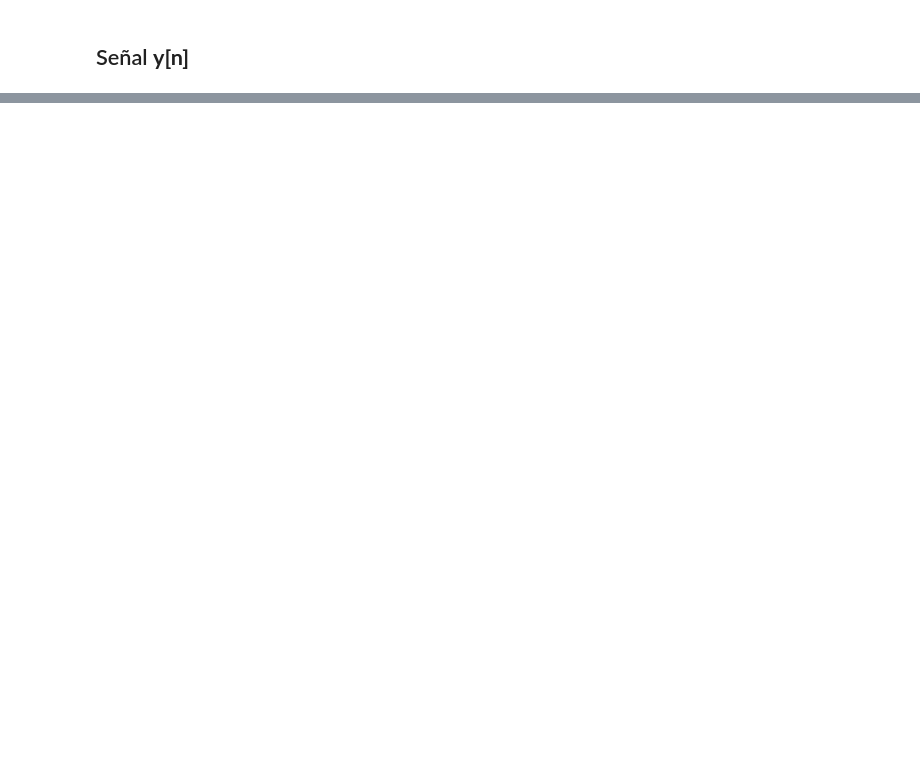
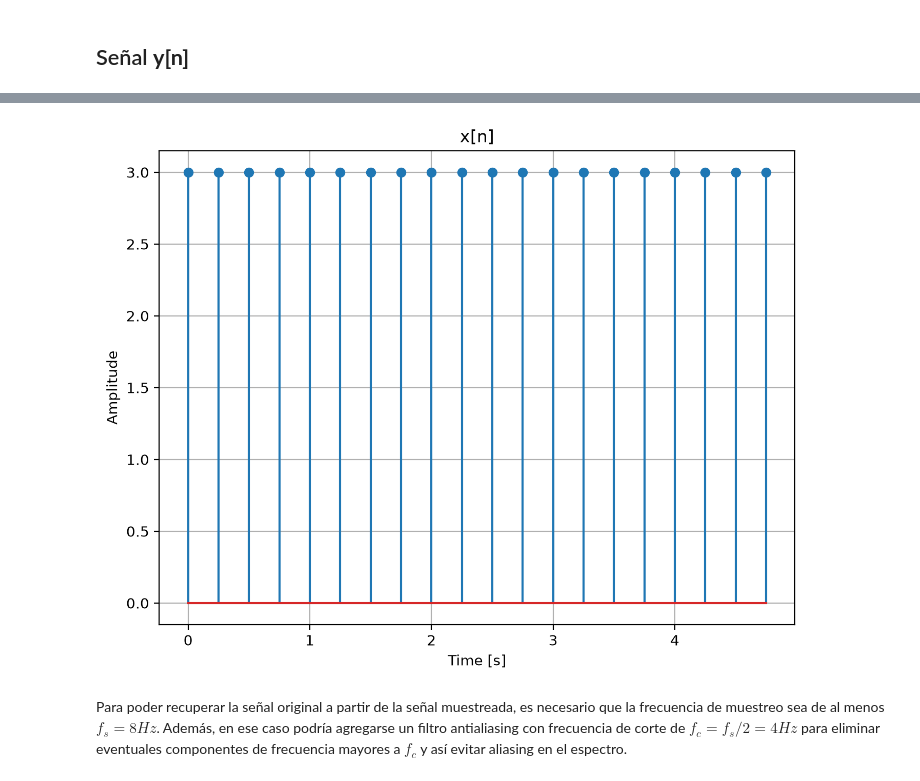
Before and after one commit to estanislaocrivos/digital-signal-processing-course, a Jupyter notebook: gp-02/ej-02.ipynb, the cells around one changed output, grey strips where cells are left out. Saved outputs shown, nothing was run; the diff lists cells and outputs as text; code cells hidden in the pictures; blank space fills up the shorter version.

```diff
--- a/gp-02/ej-02.ipynb
+++ b/gp-02/ej-02.ipynb
@@ -112,0 +123,20 @@ show()
+# %%
+sampling_freq_hz = 4
+duration_s = 5
+n_samples = int(sampling_freq_hz * duration_s)
+
+t = arange(n_samples) / sampling_freq_hz
+
+x = 1 + 2 * cos(8 * pi * t)
+
+figure(1, figsize=(8, 6), dpi=200)
+stem(t, x)
+xlabel("Time [s]")
+ylabel("Amplitude")
+title("x[n]")
+grid(True)
+show()
+# %% [output]
+[figure, added]
+# %% [markdown]
+Para poder recuperar la señal original a partir de la señal muestreada, es necesario que la frecuencia de muestreo sea de al menos $f_s = 8Hz$. Además, en ese caso podría agregarse un filtro antialiasing con frecuencia de corte de $f_c = f_s/2 = 4Hz$ para eliminar eventuales componentes de frecuencia mayores a $f_c$ y así evitar aliasing en el espectro.
```
Also changed, not shown: parts of 9 cells of this notebook.
